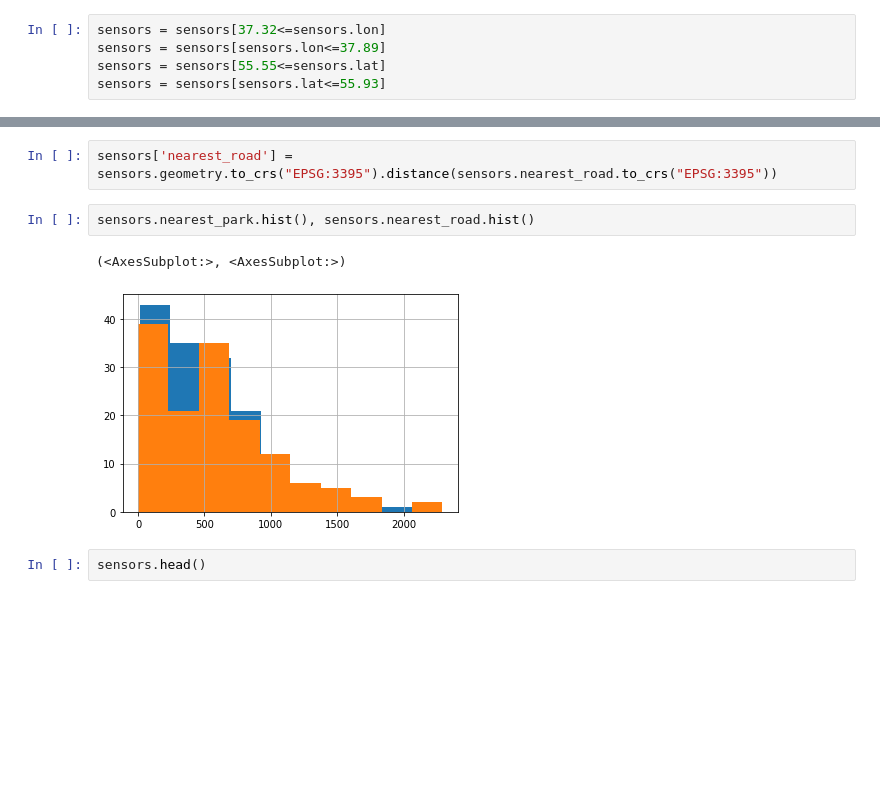
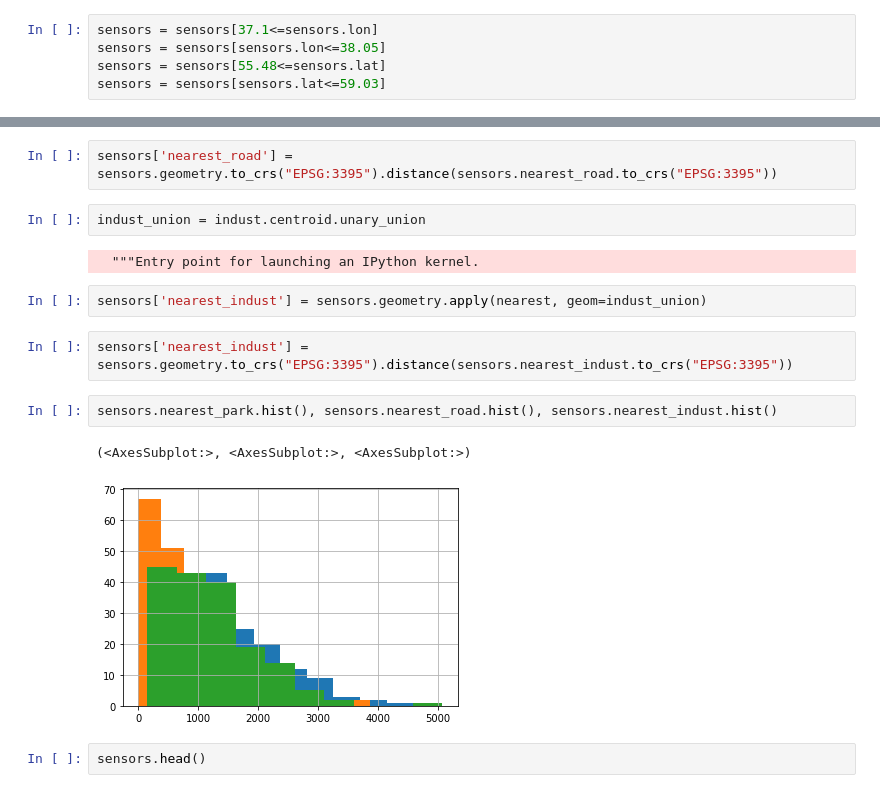
Before and after one commit to aerubanov/Proj_Air_Quality, a Jupyter notebook: notebooks/spatial_features.ipynb, the cells around one changed output, grey strips where cells are left out. Saved outputs shown, nothing was run; the diff lists cells and outputs as text; blank space fills up the shorter version.

Commit message:
add industrial area

```diff
--- a/notebooks/spatial_features.ipynb
+++ b/notebooks/spatial_features.ipynb
@@ -36,10 +32,10 @@ drive_net.plot(figsize=(10,10))
 # %%
 sensors = pd.read_csv('sensors.csv')
 # %%
-sensors = sensors[37.32<=sensors.lon]
-sensors = sensors[sensors.lon<=37.89]
-sensors = sensors[55.55<=sensors.lat]
-sensors = sensors[sensors.lat<=55.93]
+sensors = sensors[37.1<=sensors.lon]
+sensors = sensors[sensors.lon<=38.05]
+sensors = sensors[55.48<=sensors.lat]
+sensors = sensors[sensors.lat<=59.03]
 # %%
 sensors = gpd.GeoDataFrame(sensors, geometry=gpd.points_from_xy(sensors.lon, sensors.lat))
 sensors['geometry'] = sensors.geometry.set_crs(epsg=4326)
@@ -67,11 +65,19 @@ drive_union = drive_net.geometry.unary_union
 sensors['nearest_road'] = sensors.geometry.apply(nearest, geom=drive_union)
 # %%
 sensors['nearest_road'] = sensors.geometry.to_crs("EPSG:3395").distance(sensors.nearest_road.to_crs("EPSG:3395"))
+# %%
+indust_union = indust.centroid.unary_union
+# %% [output]
+  """Entry point for launching an IPython kernel.
+# %%
+sensors['nearest_indust'] = sensors.geometry.apply(nearest, geom=indust_union)
+# %%
+sensors['nearest_indust'] = sensors.geometry.to_crs("EPSG:3395").distance(sensors.nearest_indust.to_crs("EPSG:3395"))
 # %%
-sensors.nearest_park.hist(), sensors.nearest_road.hist()
+sensors.nearest_park.hist(), sensors.nearest_road.hist(), sensors.nearest_indust.hist()
 # %% [output]
-(<AxesSubplot:>, <AxesSubplot:>)
+(<AxesSubplot:>, <AxesSubplot:>, <AxesSubplot:>)
-[figure, old version]
+[figure, new version]
 # %%
 sensors.head()
 # %% [output]
```
Also changed, not shown: parts of 8 cells of this notebook, 2 other files.
